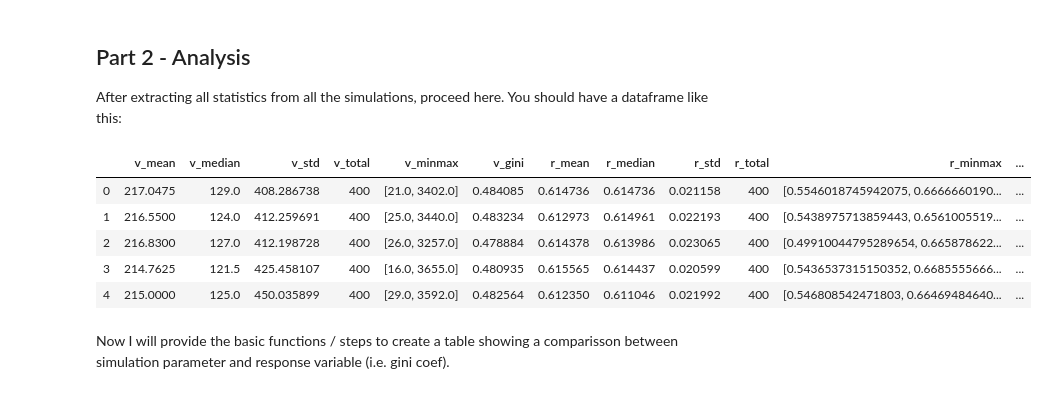
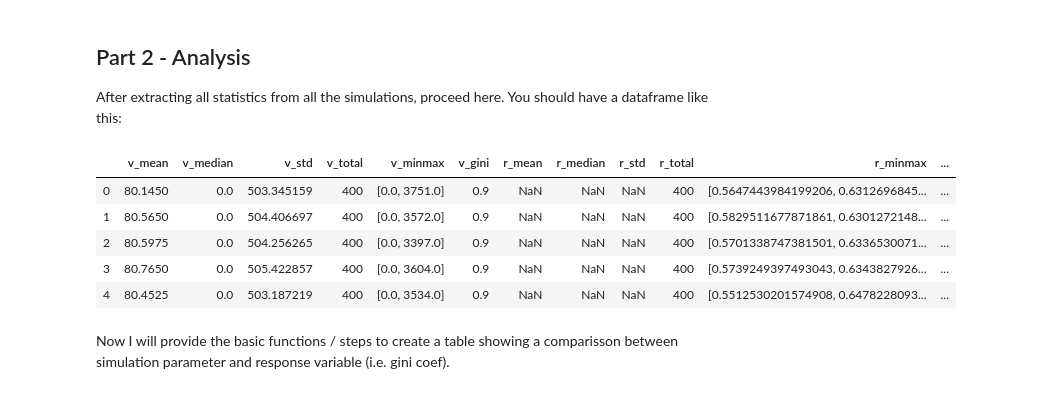
Before and after one commit to Andrelhu/Diversity-on-RecSys, a Jupyter notebook: Statistical Tests for Simulation Results.ipynb, the cells around one changed output. Drawn from its saved outputs; the diff is of its cells as text; code cells hidden in the pictures.

```diff
--- a/Statistical Tests for Simulation Results.ipynb
+++ b/Statistical Tests for Simulation Results.ipynb
@@ -67,15 +67,15 @@ import matplotlib.pyplot as plt
 import seaborn as sns
 %matplotlib inline
 # %%
-df = pd.read_pickle('Results_FSociological_S100_CC3_P50')
+df = pd.read_pickle('Results_FSociological_S100_CC3_P100')
 df.head()
 # %% [output]
 |  | v_mean | v_median | v_std | v_total | v_minmax | v_gini | r_mean | r_median | r_std | r_total | r_minmax | ... |
-| 0 | 217.0475 | 129.0 | 408.286738 | 400 | [21.0, 3402.0] | 0.484085 | 0.614736 | 0.614736 | 0.021158 | 400 | [0.5546018745942075, 0.6666660190... | ... |
-| 1 | 216.5500 | 124.0 | 412.259691 | 400 | [25.0, 3440.0] | 0.483234 | 0.612973 | 0.614961 | 0.022193 | 400 | [0.5438975713859443, 0.6561005519... | ... |
-| 2 | 216.8300 | 127.0 | 412.198728 | 400 | [26.0, 3257.0] | 0.478884 | 0.614378 | 0.613986 | 0.023065 | 400 | [0.49910044795289654, 0.665878622... | ... |
-| 3 | 214.7625 | 121.5 | 425.458107 | 400 | [16.0, 3655.0] | 0.480935 | 0.615565 | 0.614437 | 0.020599 | 400 | [0.5436537315150352, 0.6685555666... | ... |
-| 4 | 215.0000 | 125.0 | 450.035899 | 400 | [29.0, 3592.0] | 0.482564 | 0.612350 | 0.611046 | 0.021992 | 400 | [0.546808542471803, 0.66469484640... | ... |
+| 0 | 80.1450 | 0.0 | 503.345159 | 400 | [0.0, 3751.0] | 0.9 | NaN | NaN | NaN | 400 | [0.5647443984199206, 0.6312696845... | ... |
+| 1 | 80.5650 | 0.0 | 504.406697 | 400 | [0.0, 3572.0] | 0.9 | NaN | NaN | NaN | 400 | [0.5829511677871861, 0.6301272148... | ... |
+| 2 | 80.5975 | 0.0 | 504.256265 | 400 | [0.0, 3397.0] | 0.9 | NaN | NaN | NaN | 400 | [0.5701338747381501, 0.6336530071... | ... |
+| 3 | 80.7650 | 0.0 | 505.422857 | 400 | [0.0, 3604.0] | 0.9 | NaN | NaN | NaN | 400 | [0.5739249397493043, 0.6343827926... | ... |
+| 4 | 80.4525 | 0.0 | 503.187219 | 400 | [0.0, 3534.0] | 0.9 | NaN | NaN | NaN | 400 | [0.5512530201574908, 0.6478228093... | ... |
 # %% [markdown]
 
 Now I will provide the basic functions / steps to create a table showing a comparisson between simulation parameter and response variable (i.e. gini coef).
```
Also changed, not shown: parts of 26 cells of this notebook, 2 other files.
